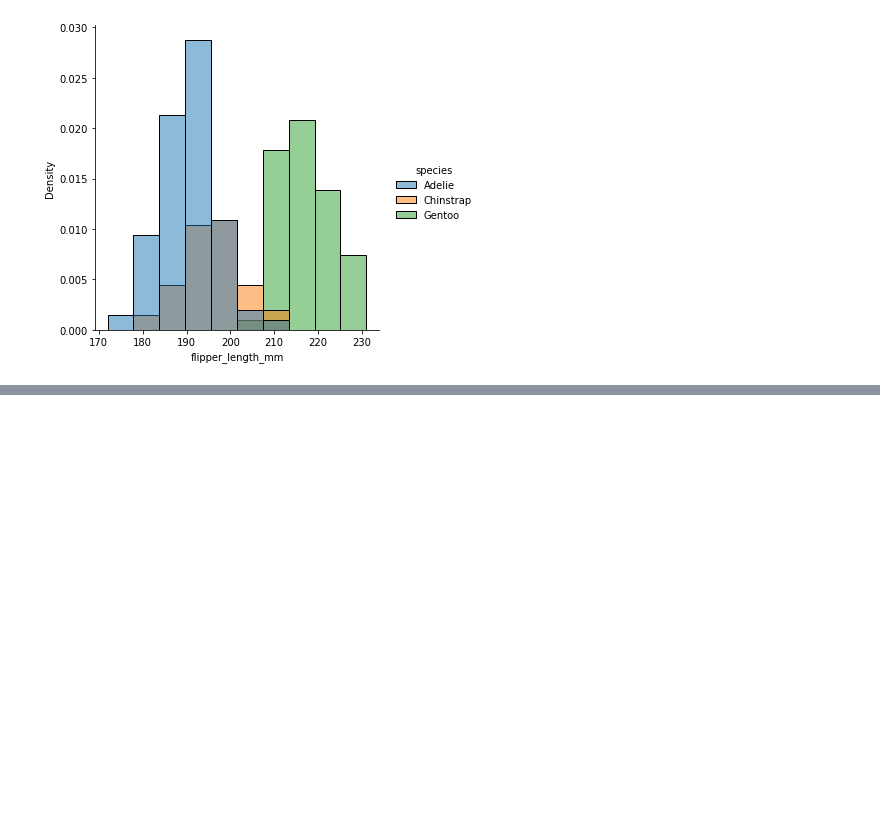
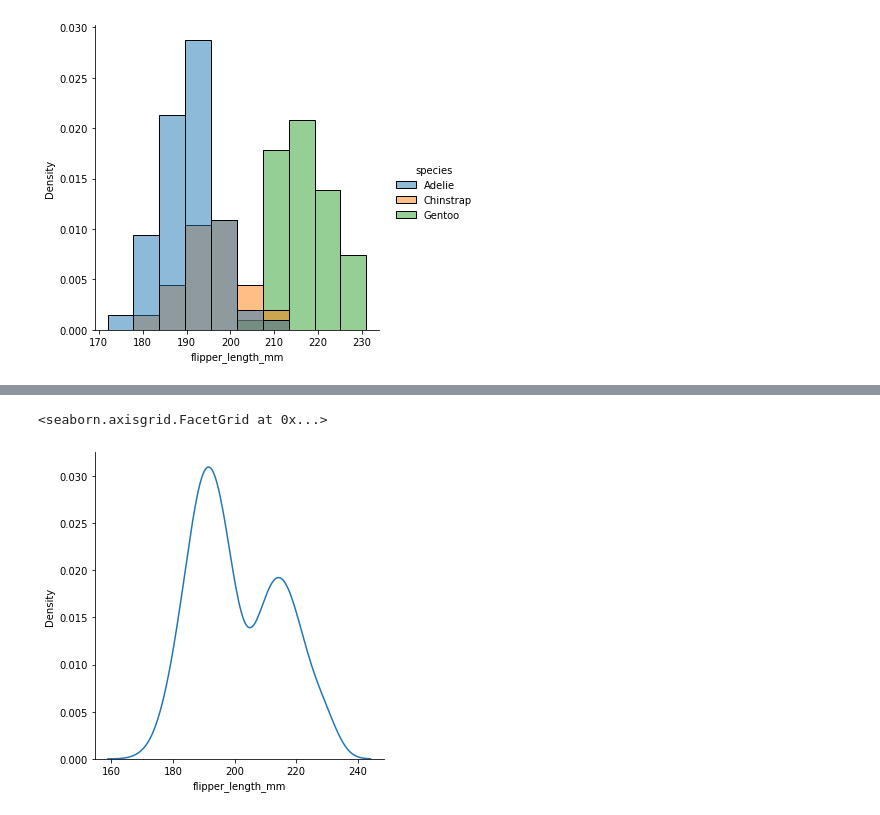
Before and after one commit to shahnawazm786/PythonPractice, a Jupyter notebook: Shahnawaz_Practice.ipynb, the cells around one changed output, grey strips where cells are left out. Cells and saved outputs as stored; diff of their text form; code cells hidden in the pictures; blank space fills up the shorter version.

```diff
--- a/Shahnawaz_Practice.ipynb
+++ b/Shahnawaz_Practice.ipynb
@@ -242,0 +248,5 @@ sns.displot(penguins, x="flipper_length_mm", hue="species", stat="density")
+# %%
+sns.displot(penguins, x="flipper_length_mm", kind="kde")
+# %% [output]
+<seaborn.axisgrid.FacetGrid at 0x...>
+[figure, added]
```
Also changed, not shown: parts of 29 cells of this notebook.
